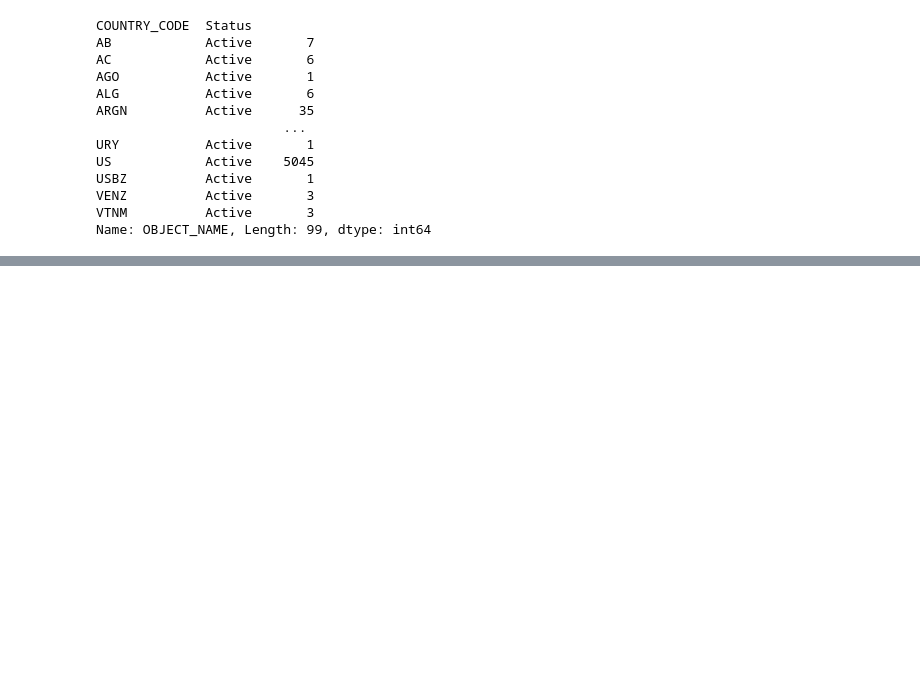
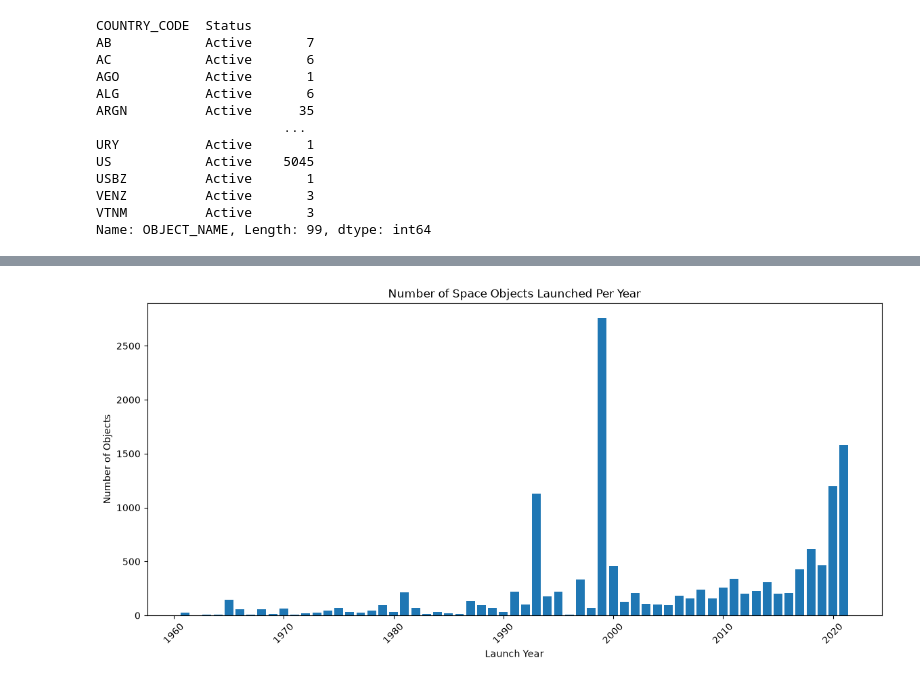
Before and after one commit to irfnafthima/Orbital-Decay-Analytics, a Jupyter notebook: notebooks/orbitaldataanalysis.ipynb, the cells around one changed output, grey strips where cells are left out. Cells and saved outputs as stored; diff of their text form; code cells hidden in the pictures; blank space fills up the shorter version.

Commit message:
ADDED MORE VISUALIZATION

```diff
--- a/notebooks/orbitaldataanalysis.ipynb
+++ b/notebooks/orbitaldataanalysis.ipynb
@@ -291,7 +291,3 @@ USBZ          PAYLOAD          1
 VENZ          PAYLOAD          3
 VTNM          PAYLOAD          3
 Name: OBJECT_NAME, Length: 127, dtype: int64
-# %%
-df['LAUNCH_DATE'] = pd.to_datetime(df['LAUNCH_DATE'])
-
-df['Launch_Year'] = df['LAUNCH_DATE'].dt.year
@@ -346,0 +337,2 @@ Name: OBJECT_NAME, Length: 99, dtype: int64
+# %%
+df['Launch_Year'] = df['LAUNCH_DATE'].fillna(0).astype(int)
@@ -346,0 +364,23 @@ Name: OBJECT_NAME, Length: 99, dtype: int64
+# %%
+launch_trend = (
+    df[df['Launch_Year'] > 1900]
+      .groupby('Launch_Year')['OBJECT_NAME']
+      .count()
+      .sort_index()
+)
+# %%
+plt.figure(figsize=(14,6))
+
+plt.bar(
+    launch_trend.index,
+    launch_trend.values
+)
+
+plt.title('Number of Space Objects Launched Per Year')
+plt.xlabel('Launch Year')
+plt.ylabel('Number of Objects')
+plt.xticks(rotation=45)
+
+plt.show()
+# %% [output]
+[figure, added]
```
Also changed, not shown: parts of 19 cells of this notebook.
